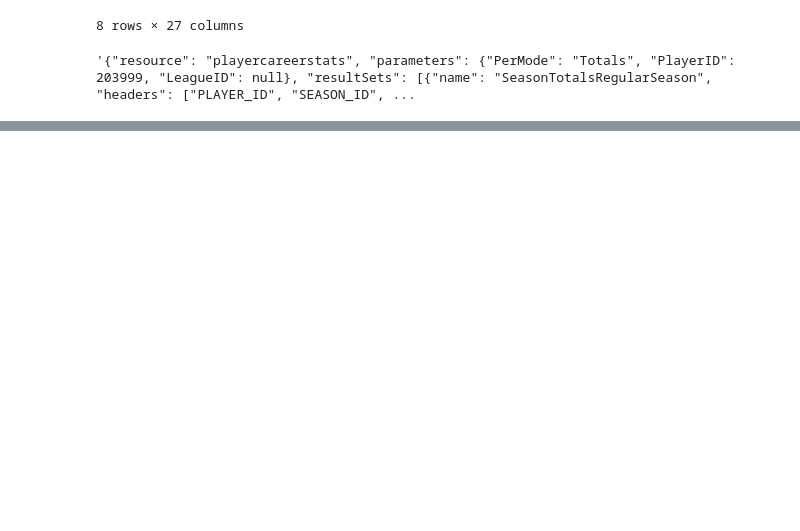
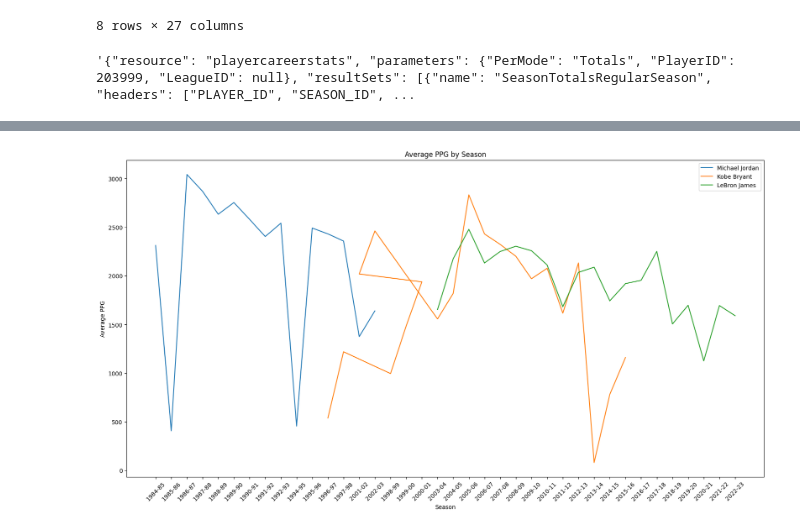
Before and after one commit to RaymondCJA/nba_DE_analysis, a Jupyter notebook: main_proj.ipynb, the cells around one changed output, grey strips where cells are left out. Cells and saved outputs as stored; diff of their text form; code cells hidden in the pictures; blank space fills up the shorter version.

```diff
--- a/main_proj.ipynb
+++ b/main_proj.ipynb
@@ -35,0 +248,78 @@ career_json
+# %%
+import pandas as pd
+from nba_api.stats.static import players
+from nba_api.stats.endpoints import PlayerCareerStats
+import matplotlib.pyplot as plt
+
+def get_player_career_data(player_name):
+    player_dict = players.get_players()
+    player = [player for player in player_dict if player['full_name'] == player_name][0]
+    player_id = player['id']
+
+    career = PlayerCareerStats(player_id=player_id)
+    career_dict = career.get_dict()
+    headers = career_dict['resultSets'][0]['headers']
+    rowSet = career_dict['resultSets'][0]['rowSet']
+
+    df = pd.DataFrame(rowSet, columns=headers)
+    df['PLAYER_NAME'] = player_name  # Adding a column to identify the player
+    return df
+
+# player_names = ["Kobe Bryant"]
+player_names = ["Michael Jordan", "Kobe Bryant","LeBron James"]
+all_player_data = pd.DataFrame()  # Initialize an empty DataFrame to collect all player data
+
+# Retrieve data for each player and append to the all_player_data DataFrame
+for name in player_names:
+    player_df = get_player_career_data(name)
+    all_player_data = pd.concat([all_player_data, player_df], ignore_index=True)
+
+# # Group by both SEASON_ID and PLAYER_NAME and calculate the mean of PTS
+# avg_ppg_by_season = all_player_data.groupby(['SEASON_ID', 'PLAYER_NAME'])['PTS'].mean().reset_index()
+
+# # Sort by SEASON_ID for good measure, although it should already be sorted
+# avg_ppg_by_season = avg_ppg_by_season.sort_values('SEASON_ID')
+
+# # Plotting
+# plt.figure(figsize=[20, 10])
+
+# for name in player_names:
+#     player_data = avg_ppg_by_season[avg_ppg_by_season['PLAYER_NAME'] == name]
+#     plt.plot(player_data['SEASON_ID'], player_data['PTS'], label=name)
+
+# plt.legend()
+# plt.title('Average PPG by Season')
+# plt.xlabel('Season')
+# plt.ylabel('Average PPG')
+# plt.xticks(rotation=45)
+# plt.show()
+
+
+# ... Your previous code for gathering data remains the same
+
+# Group by both SEASON_ID and PLAYER_NAME and calculate the mean of PTS
+avg_ppg_by_season = all_player_data.groupby(['SEASON_ID', 'PLAYER_NAME'])['PTS'].mean().reset_index()
+
+# Explicitly sort by SEASON_ID to ensure they are in the correct order
+avg_ppg_by_season = avg_ppg_by_season.sort_values('SEASON_ID')
+
+# Print to check the sorting
+print(avg_ppg_by_season)
+
+# Get unique, sorted season IDs for x-ticks
+unique_season_ids = sorted(avg_ppg_by_season['SEASON_ID'].unique())
+
+# Plotting
+plt.figure(figsize=[20, 10])
+
+for name in player_names:
+    player_data = avg_ppg_by_season[avg_ppg_by_season['PLAYER_NAME'] == name]
+    plt.plot(player_data['SEASON_ID'], player_data['PTS'], label=name)
+
+plt.xticks(unique_season_ids, rotation=45)  # Set x-ticks using unique_season_ids
+plt.legend()
+plt.title('Average PPG by Season')
+plt.xlabel('Season')
+plt.ylabel('Average PPG')
+plt.show()
+# %% [output]
@@ -35,0 +343 @@ career_json
+[figure, added]
```
Also changed, not shown: parts of 14 cells of this notebook.
